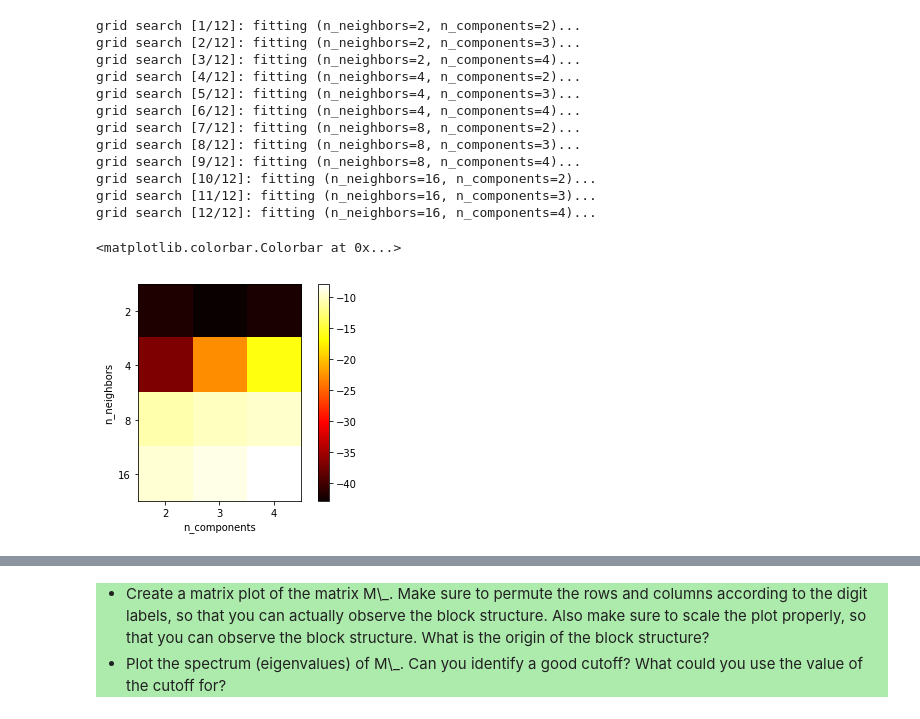
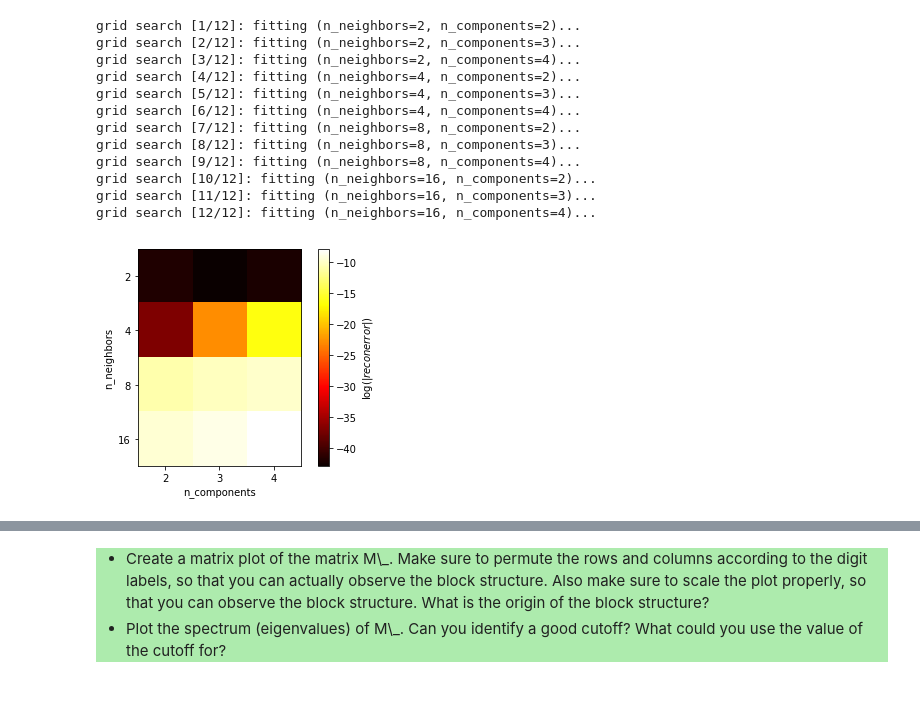
Before and after one commit to tdiggelm/eth-slt-ce-1, a Jupyter notebook: slt-ce-1.ipynb, the cells around one changed output, grey strips where cells are left out. Drawn from its saved outputs; the diff is of its cells as text; code cells hidden in the pictures.

```diff
--- a/slt-ce-1.ipynb
+++ b/slt-ce-1.ipynb
@@ -141,7 +141,6 @@ class LocallyLinearEmbedding(skl.base.BaseEstimator, skl.base.TransformerMixin):
         random_state = np.random.RandomState(42) # make it reproducible and use same seed as skl example
         v0 = random_state.uniform(-1, 1, M.shape[0])
         evals, evecs = sp.sparse.linalg.eigsh(M, k=self.n_components+1, sigma=0.0, v0=v0)
-        self.eigenvalues_ = evals[1:]
         self.reconstruction_error_ = np.sum(evals[1:])
         self.embedding_vectors_ = evecs[:, 1:]
         self.nbrs_y = skl.neighbors.KDTree(self.embedding_vectors_)
@@ -356,11 +355,11 @@ plt.imshow(reconstructed_digits[index].reshape(28,28))
         </li>
     </ul>
 # %%
-# do the grid search and store the eigenvalues in a result_grid
+# do the grid search
 n_neighbors_range = 2**np.arange(1, 5)
 n_components_range = np.array([2, 3, 4])
 n_total = n_components_range.shape[0] * n_neighbors_range.shape[0]
-result_grid = []
+heatmap = np.empty((n_neighbors_range.shape[0], n_components_range.shape[0]))
 ctr = 0
 for i, n_neighbors in enumerate(n_neighbors_range):
     for j, n_components in enumerate(n_components_range):
@@ -368,7 +367,7 @@ for i, n_neighbors in enumerate(n_neighbors_range):
             ctr+1, n_total, n_neighbors, n_components))
         lle_ = LocallyLinearEmbedding(n_neighbors=n_neighbors, n_components=n_components)
         lle_.fit(mnist.validation.images)
-        result_grid.append((i, j, lle_.eigenvalues_))
+        heatmap[i, j] = lle_.reconstruction_error_
         ctr += 1
 # %% [output]
 grid search [1/12]: fitting (n_neighbors=2, n_components=2)...
@@ -384,17 +383,12 @@ grid search [10/12]: fitting (n_neighbors=16, n_components=2)...
 grid search [11/12]: fitting (n_neighbors=16, n_components=3)...
 grid search [12/12]: fitting (n_neighbors=16, n_components=4)...
 # %%
-# take sum of all eigenvalues as reconstruction error (as in the assignement)
-heatmap_orig = np.empty((n_neighbors_range.shape[0], n_components_range.shape[0]))
-for i, j, evals in result_grid:
-    heatmap_orig[i, j] = evals.sum()
-
-plt.imshow(np.log(np.abs(heatmap_orig)), cmap='hot', interpolation='nearest')
+plt.imshow(np.log(np.abs(heatmap)), cmap='hot', interpolation='nearest')
 plt.xticks(np.arange(n_components_range.shape[0]), n_components_range)
 plt.xlabel('n_components')
 plt.yticks(np.arange(n_neighbors_range.shape[0]), n_neighbors_range)
 plt.ylabel('n_neighbors')
-plt.colorbar()
+cb = plt.colorbar()
+cb.set_label(r'$\log(|\mathit{reconerror}|)$')
 # %% [output]
-<matplotlib.colorbar.Colorbar at 0x...>
-[figure, old version]
+[figure, new version]
```
Also changed, not shown: parts of 12 cells of this notebook.
